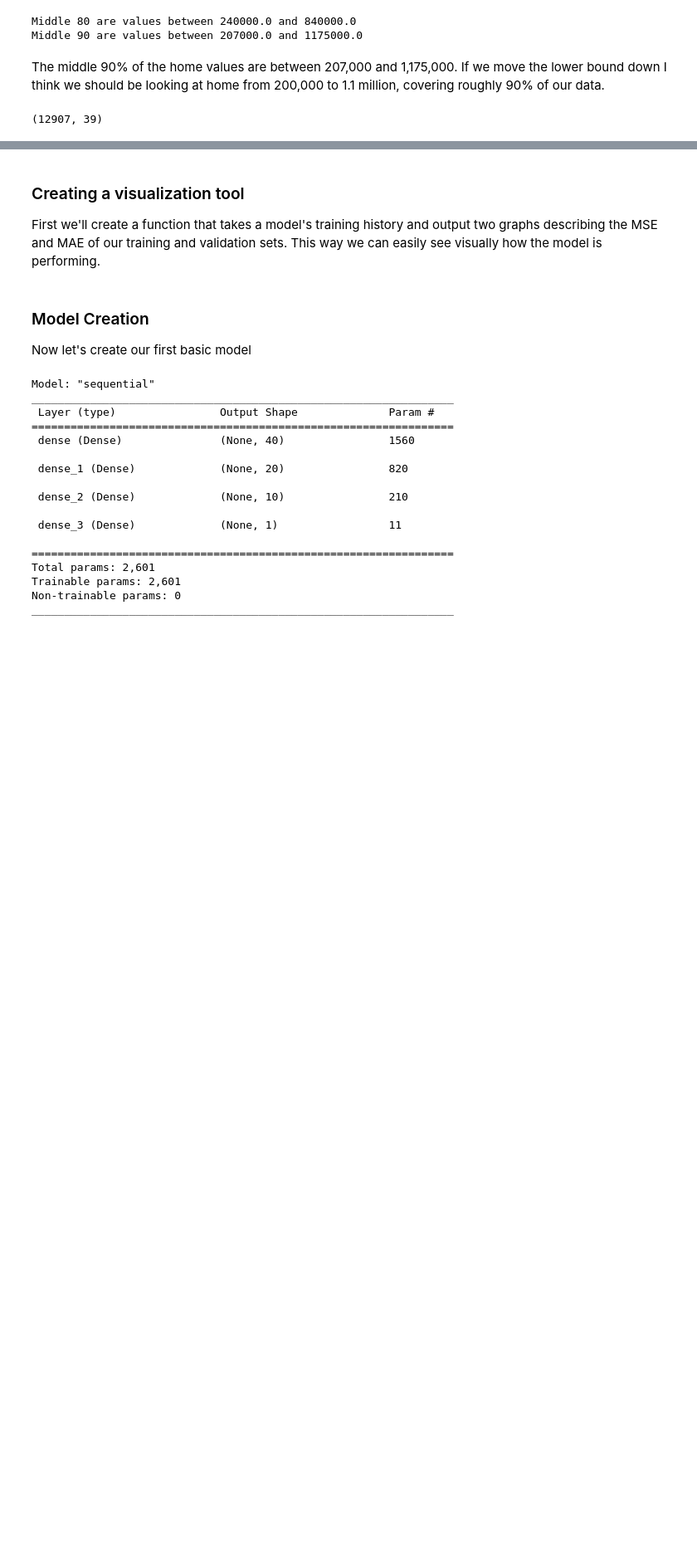
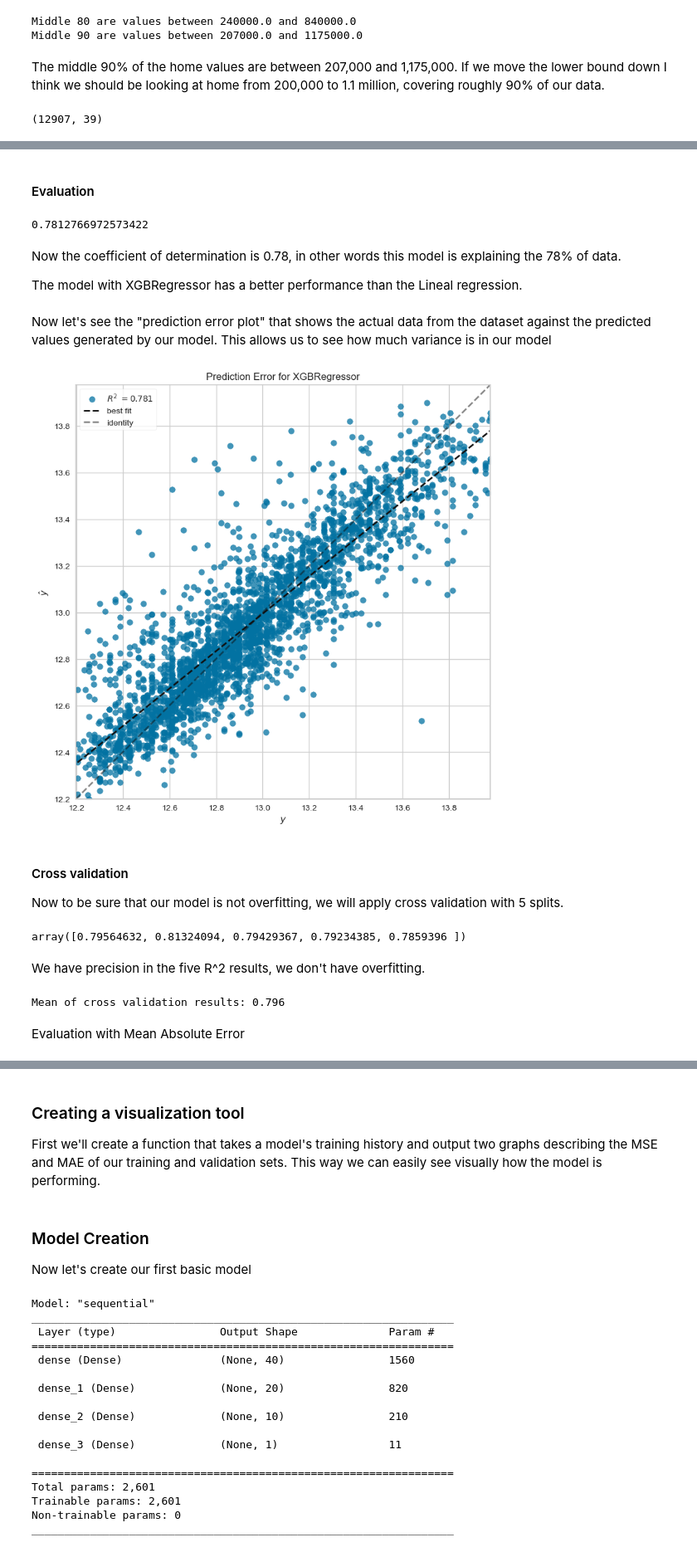
Before and after one commit to hixtape1212/Group1Capstone, a Jupyter notebook: Group1_CapstoneNotebook.ipynb, the cells around one changed output, grey strips where cells are left out. Shown: that part at 83% size. Cells and saved outputs as stored; diff of their text form; code cells hidden in the pictures; blank space fills up the shorter version.

Commit message:
Update with linear regression

```diff
--- a/Group1_CapstoneNotebook.ipynb
+++ b/Group1_CapstoneNotebook.ipynb
@@ -176,0 +265,6 @@ Now that our dataset is where we want it to be, the final part before creating a
+# %%
+# Creating the model
+lr = LinearRegression()
+# %%
+# Get model results
+lr.fit(X_train, y_train)
@@ -176,0 +295,6 @@ Now that our dataset is where we want it to be, the final part before creating a
+# %%
+# Creating the model
+xgbr = XGBRegressor(random_state=42, max_depth=8, n_estimators=40)
+# %%
+# Get model results
+xgbr.fit(X_train, y_train)
@@ -176,0 +316,51 @@ Now that our dataset is where we want it to be, the final part before creating a
+# %% [markdown]
+#### Evaluation
+# %%
+# Get coefficient of determination
+r_squared = r2_score(y_test, pred_test_xgbr)
+r_squared
+# %% [output]
+0.7812766972573422
+# %% [markdown]
+Now the coefficient of determination is 0.78, in other words this model is explaining the 78% of data.
+
+The model with XGBRegressor has a better performance than the Lineal regression.
+# %% [markdown]
+Now let's see the "prediction error plot" that shows the actual data from the dataset against the predicted values generated by our model. This allows us to see how much variance is in our model
+# %%
+# Prediction Error for our model: XGBRegressor
+fig, ax = plt.subplots(figsize=(9,9)) # size plot
+visualizer = PredictionError(xgbr) # instantiate visualizer
+
+visualizer.fit(X_train, y_train) # Fit training data to the visualizer
+visualizer.score(X_test, y_test) # Evaluate the model on the test data
+visualizer.show() # Finalize and render the figure
+plt.show()
+# %% [output]
+[figure, added]
+# %% [markdown]
+#### Cross validation
+
+Now to be sure that our model is not overfitting, we will apply cross validation with 5 splits.
+# %%
+# Defining k-number of subsets
+cv = KFold(n_splits = 5, shuffle = True)
+
+# Applying cross validation to get R^2
+accuracyXGBR_cross_val_r2 = cross_val_score(estimator = xgbr,
+                                       X = X_train,
+                                       y = y_train,
+                                       scoring = 'r2',
+                                       cv = cv)
+accuracyXGBR_cross_val_r2
+# %% [output]
+array([0.79564632, 0.81324094, 0.79429367, 0.79234385, 0.7859396 ])
+# %% [markdown]
+We have precision in the five R^2 results, we don't have overfitting.
+# %%
+# Get mean five R^2 results
+print('Mean of cross validation results: {}'.format(round(accuracyXGBR_cross_val_r2.mean(), 3)))
+# %% [output]
+Mean of cross validation results: 0.796
+# %% [markdown]
+Evaluation with Mean Absolute Error
```
Also changed, not shown: parts of 32 cells of this notebook, 1 other file.
